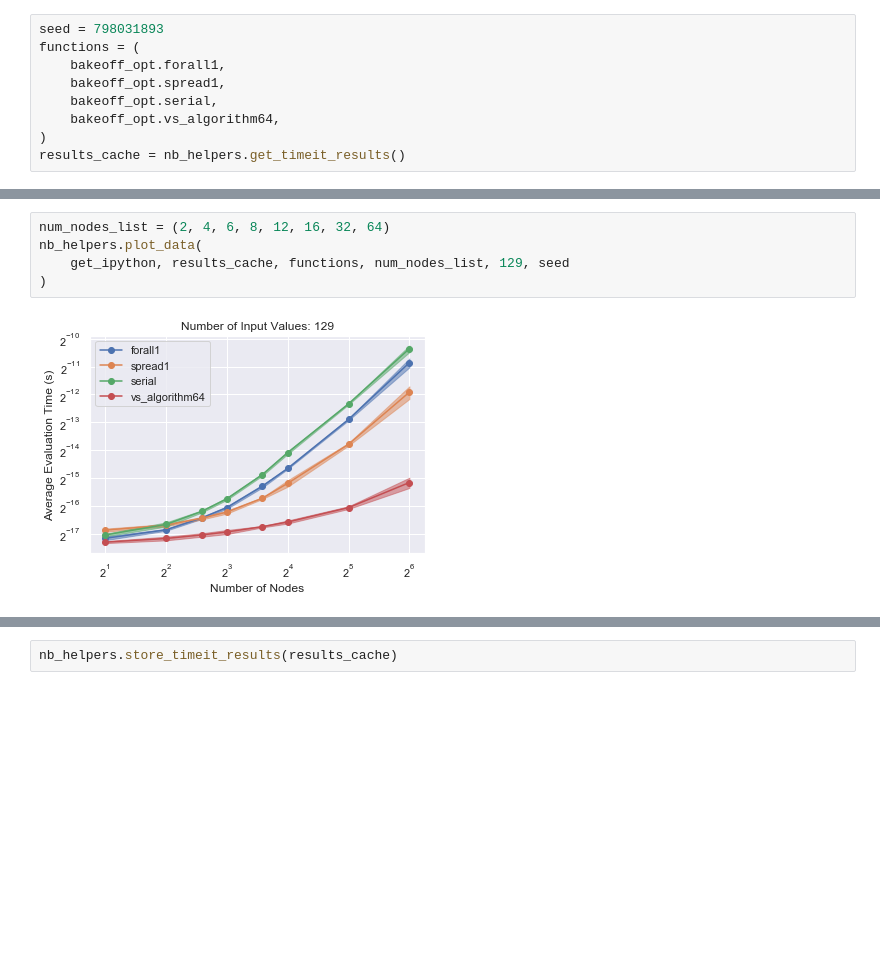
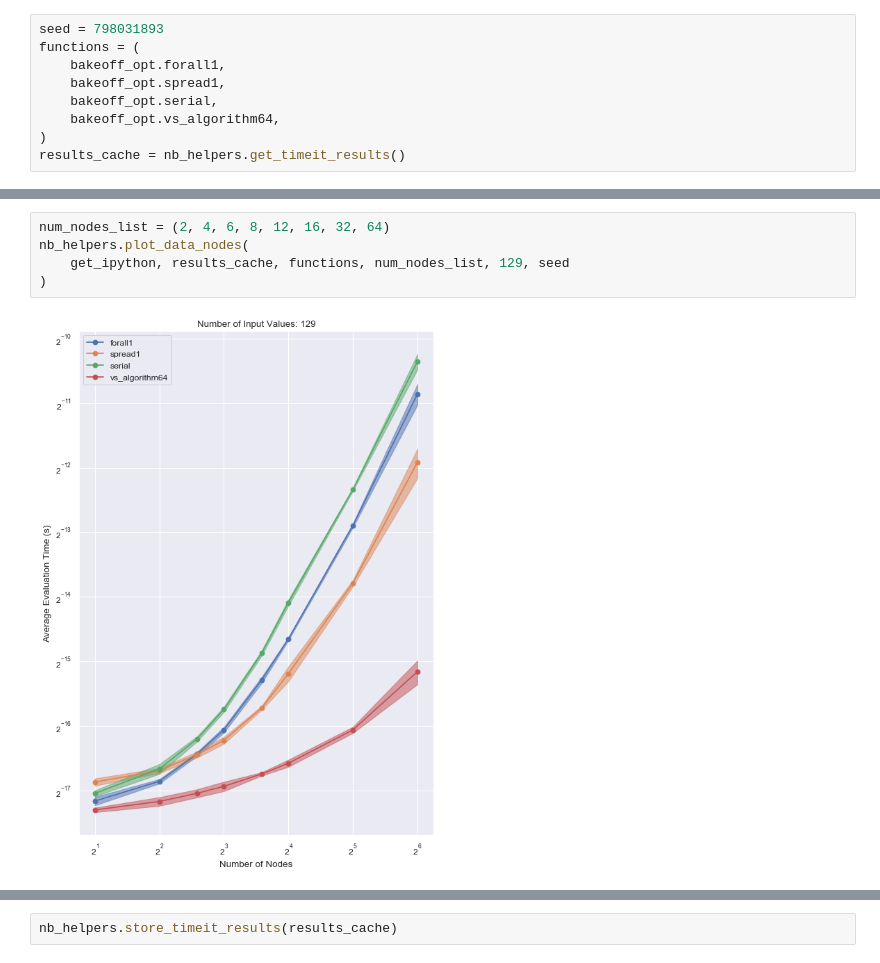
Before and after one commit to dhermes/de-casteljau-bakeoff, a Jupyter notebook: across-num-nodes.ipynb, the cells around one changed output, grey strips where cells are left out. Cells and saved outputs as stored; diff of their text form; blank space fills up the shorter version.

```diff
--- a/across-num-nodes.ipynb
+++ b/across-num-nodes.ipynb
@@ -38,9 +38,9 @@ nb_helpers.plot_data(
 # %%
 num_nodes_list = (2, 4, 6, 8, 12, 16, 32, 64)
-nb_helpers.plot_data(
+nb_helpers.plot_data_nodes(
     get_ipython, results_cache, functions, num_nodes_list, 129, seed
 )
 # %% [output]
-[figure, old version]
+[figure, new version]
 # %%
 num_nodes_list = (2, 3, 4, 6, 8, 16, 32, 64)
```
Also changed, not shown: parts of 4 cells of this notebook, 2 other files.
